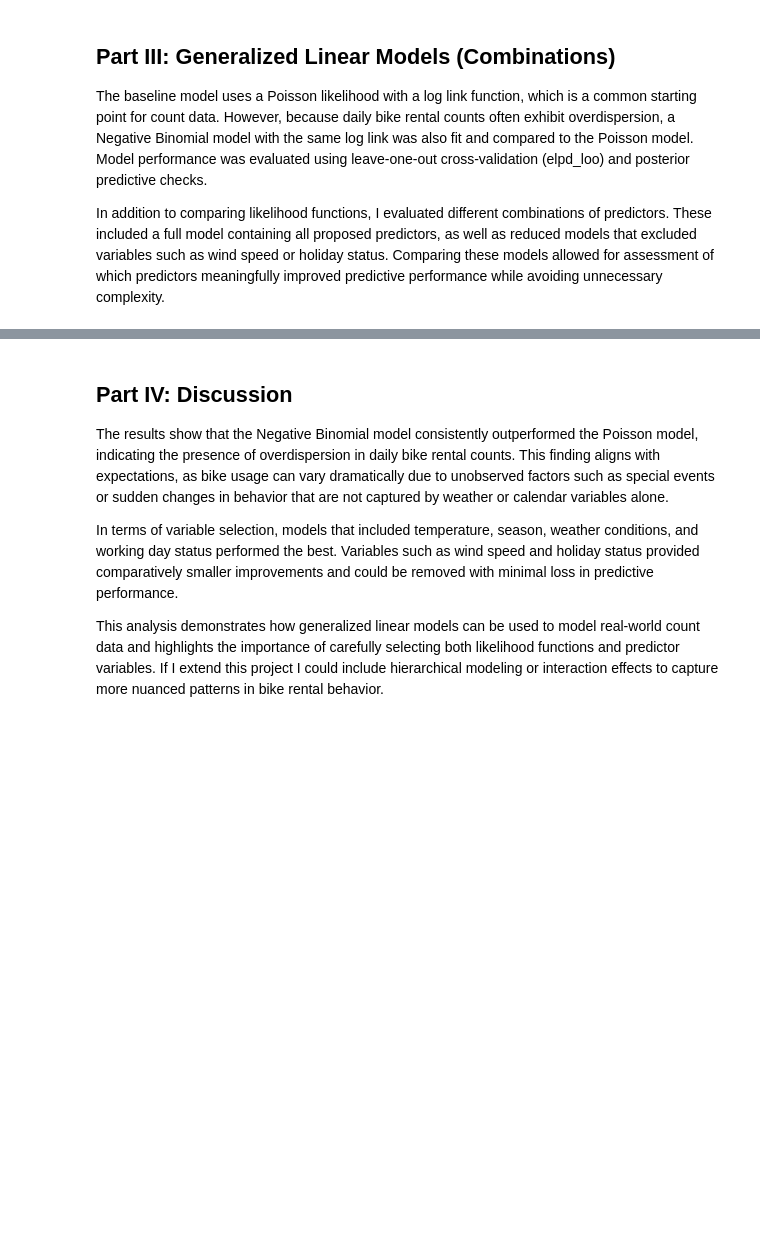
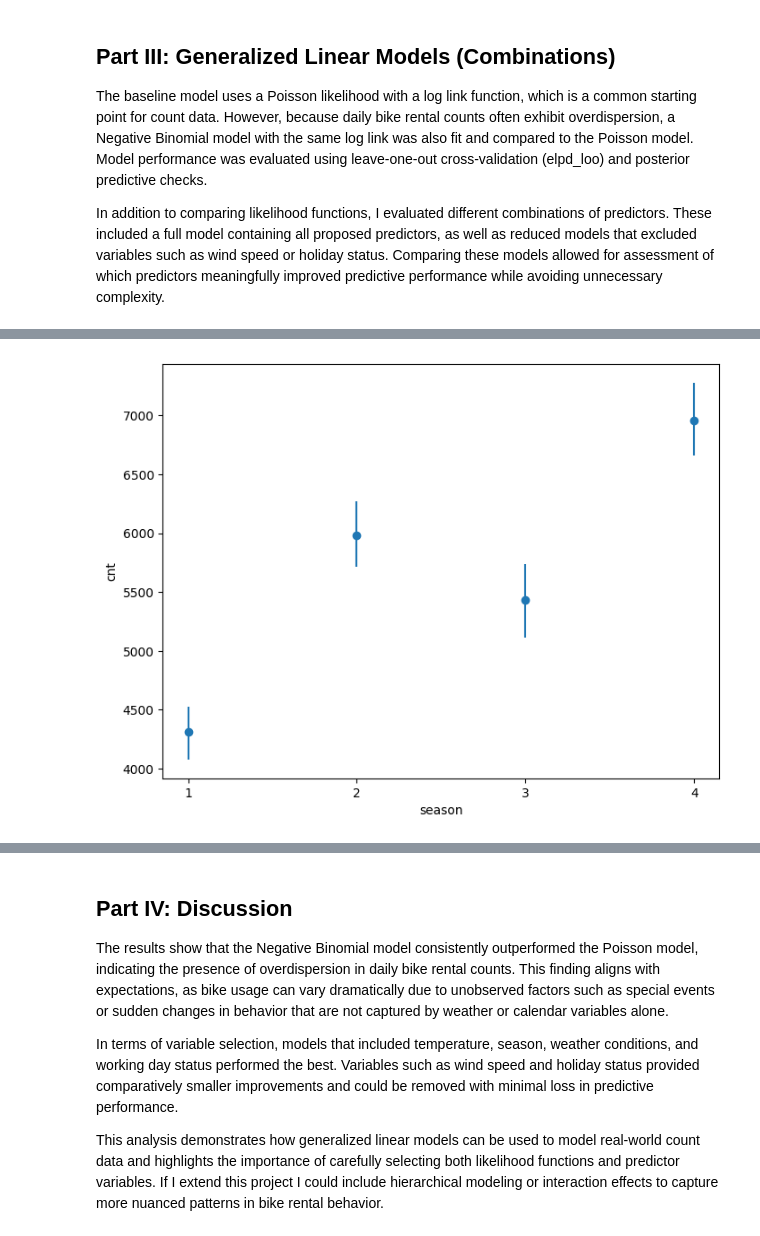
Before and after one commit to Tookss55/DS, a Jupyter notebook: Unit6/AmirRegaU6proj.ipynb, the cells around one changed output, grey strips where cells are left out. Cells and saved outputs as stored; diff of their text form; code cells hidden in the pictures; blank space fills up the shorter version.

```diff
--- a/Unit6/AmirRegaU6proj.ipynb
+++ b/Unit6/AmirRegaU6proj.ipynb
@@ -123,0 +227,11 @@ plt.show()
+# %%
+bmb.interpret.plot_predictions(
+    model_nb_full,
+    idata_nb_full,
+    ["season"],
+    fig_kwargs={"figsize": (8,6)}
+)
+
+plt.show()
+# %% [output]
+[figure, added]
```
Also changed, not shown: parts of 13 cells of this notebook.
